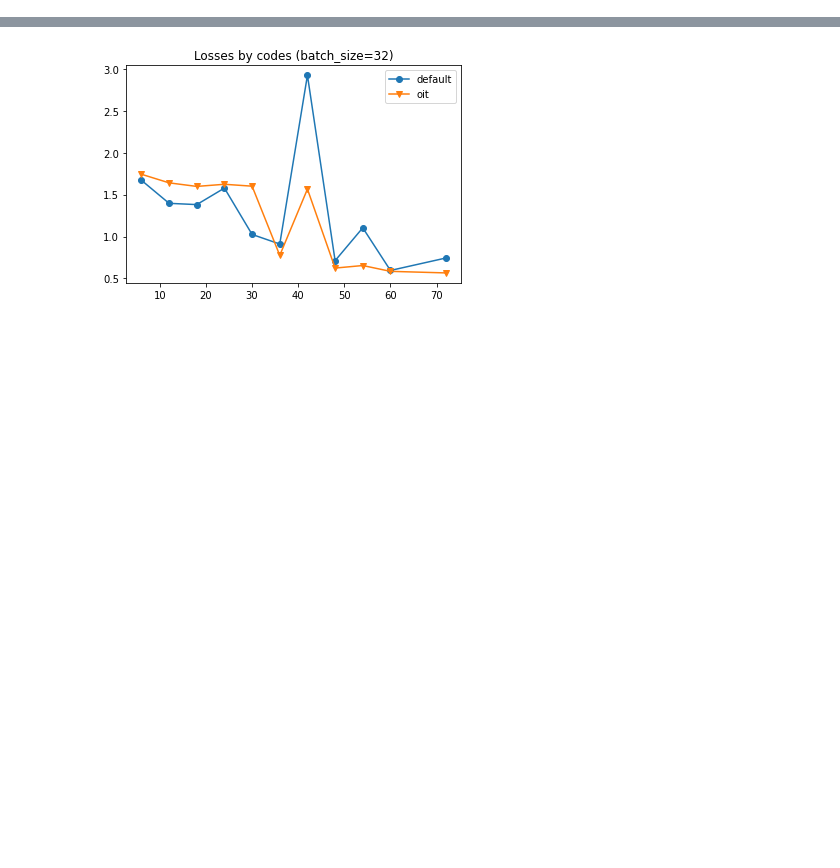
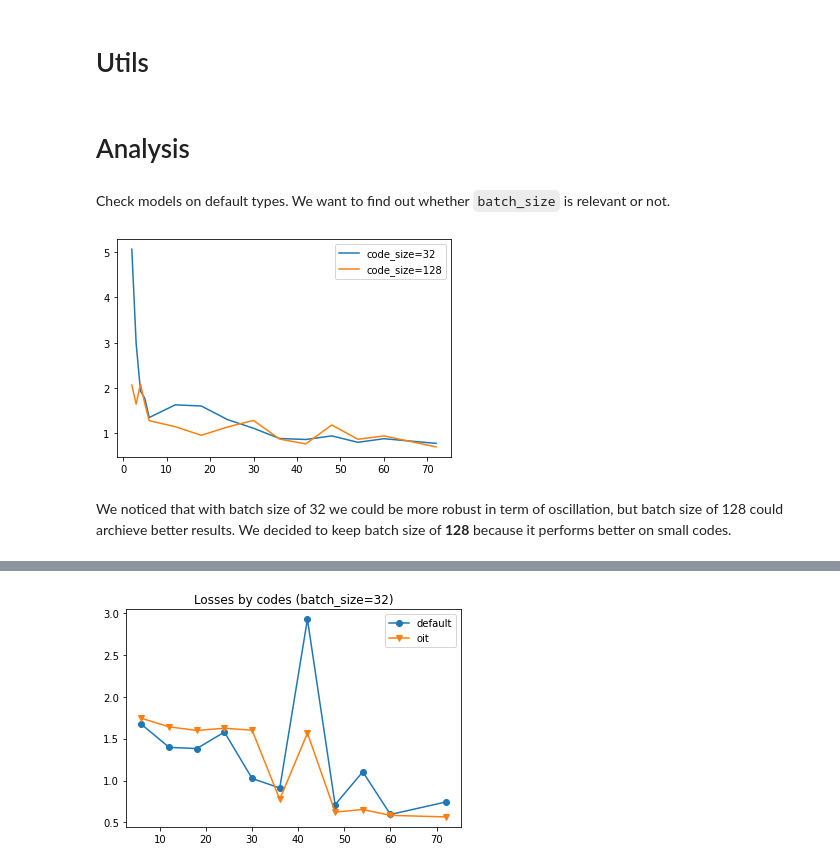
Before and after one commit to lparolari/har, a Jupyter notebook: autoencoder_plot.ipynb, the cells around one changed output, grey strips where cells are left out. Saved outputs shown, nothing was run; the diff lists cells and outputs as text; code cells hidden in the pictures; blank space fills up the shorter version.

```diff
--- a/autoencoder_plot.ipynb
+++ b/autoencoder_plot.ipynb
@@ -22,0 +48,2 @@ print(data_df["type"].unique())
+# %% [markdown]
+# Utils
@@ -22,0 +55,19 @@ print(data_df["type"].unique())
+# %% [markdown]
+# Analysis
+# %% [markdown]
+Check models on default types. We want to find out whether `batch_size` is relevant or not.
+# %%
+df = res_df.loc[(res_df["type"] == "default") & (res_df["batch_size"] == 32)]
+x, y = get_losses_by_code_size(df)
+plt.plot(x, y, label="code_size=32")
+
+df = res_df.loc[(res_df["type"] == "default") & (res_df["batch_size"] == 128)]
+x, y = get_losses_by_code_size(df)
+plt.plot(x, y, label="code_size=128")
+
+plt.legend()
+plt.show()
+# %% [output]
+[figure, added]
+# %% [markdown]
+We noticed that with batch size of 32 we could be more robust in term of oscillation, but batch size of 128 could archieve better results. We decided to keep batch size of **128** because it performs better on small codes.
```
Also changed, not shown: parts of 12 cells of this notebook.
